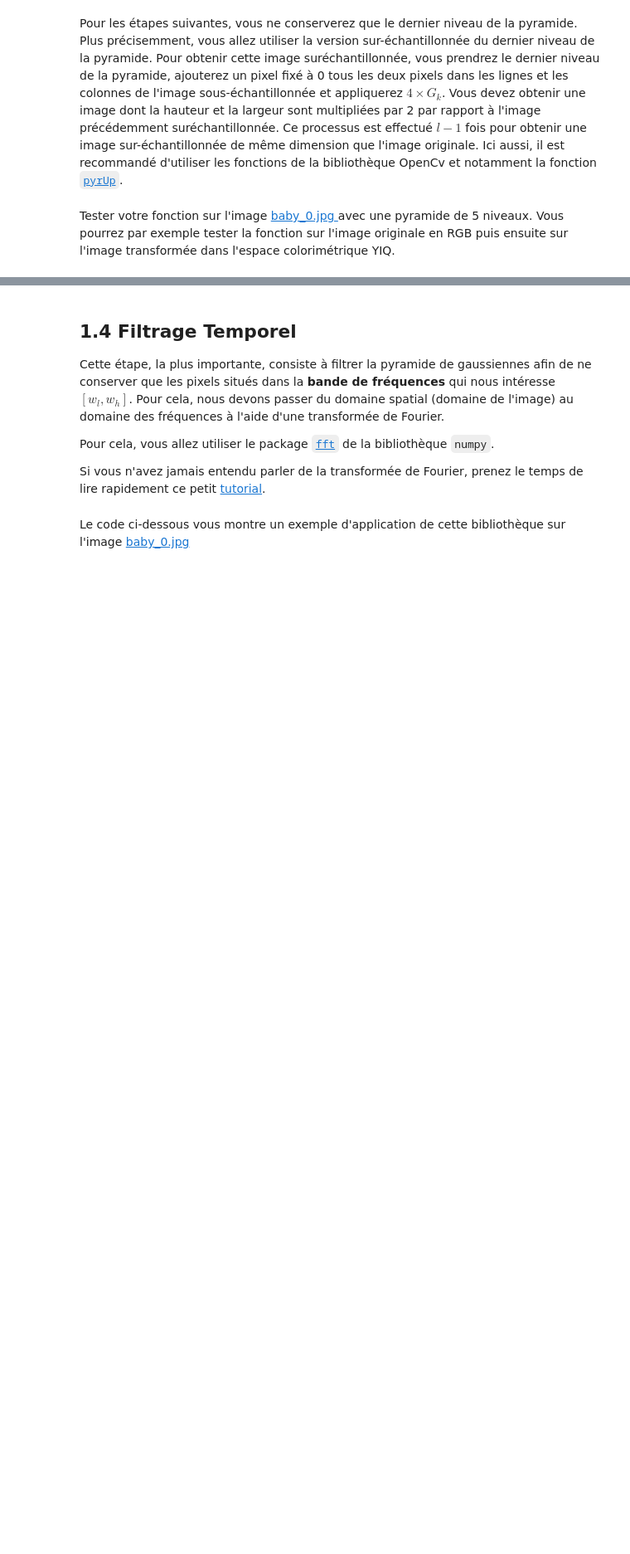
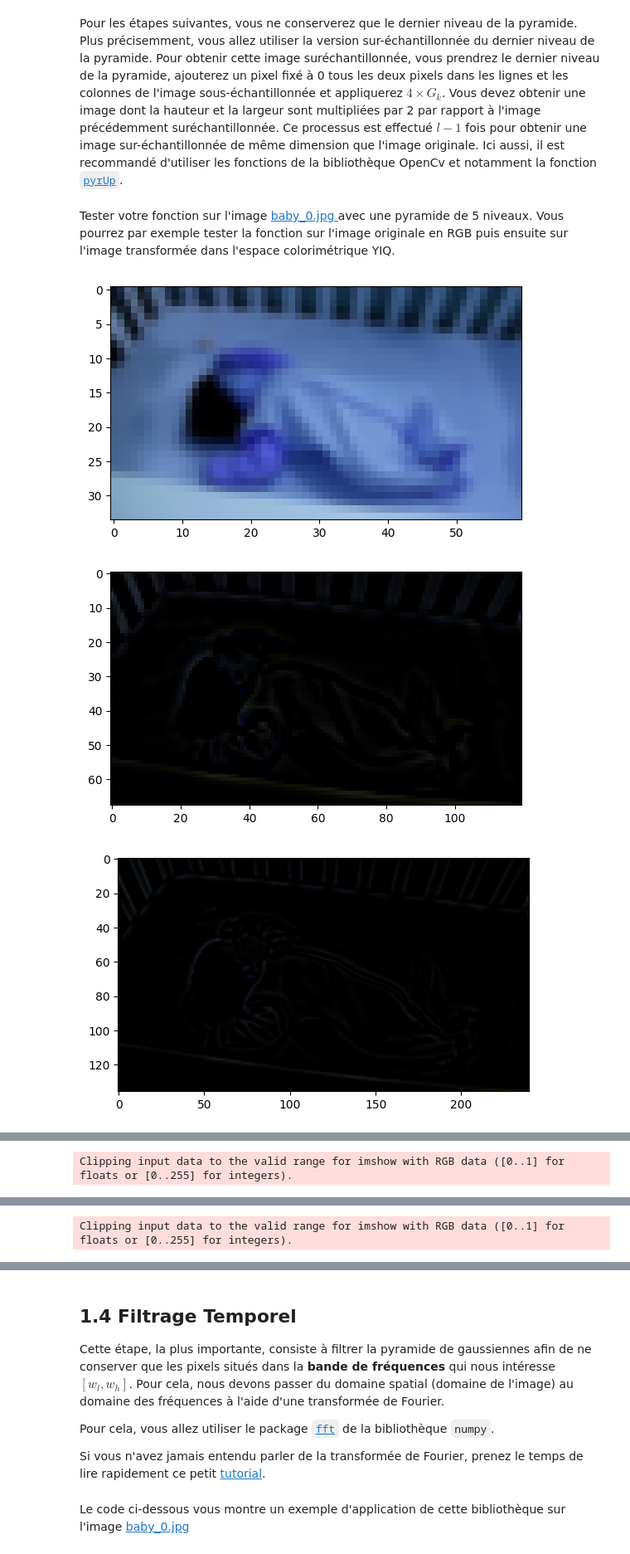
Before and after one commit to hamdilyes/Vision, a Jupyter notebook: TP/Lab_2022_2023_Final_Student.ipynb, the cells around one changed output, grey strips where cells are left out. Shown at 83% size. Cells and saved outputs as stored; diff of their text form; code cells hidden in the pictures; blank space fills up the shorter version.

```diff
--- a/TP/Lab_2022_2023_Final_Student.ipynb
+++ b/TP/Lab_2022_2023_Final_Student.ipynb
@@ -190,8 +223,37 @@ Pour les étapes suivantes, vous ne conserverez que le dernier niveau de la pyra
 # %%
 def generate_last_GaussianPyramid(image, level):
     # To complete
+    # generate the last level of the Gaussian pyramid
+    gp_img = build_gaussian_pyramid(image, level)
+    ups = [gp_img[-1]]
+    for i in range(level-1,0,-1):
+        # to complete
+        # build laplacian pyramid
+        # upsampling
+        ups.append(cv2.pyrUp(gp_img[i]))
+        # to complete
+        # subtract the upsampling from the gaussian pyramid
+        ups[-1] = cv2.subtract(gp_img[i-1],ups[-1])
+    return ups
 # %% [markdown]
 Tester votre fonction sur l'image [baby_0.jpg ](./data/Images/baby_0.jpg) avec une pyramide de 5 niveaux. Vous pourrez par exemple tester la fonction sur l'image originale en RGB puis ensuite sur l'image transformée dans l'espace colorimétrique YIQ.
 # %%
 img = cv2.imread("./data/Images/baby_0.jpg",1)
 # To complete
+
+# rgb test
+lp_rgb = generate_last_GaussianPyramid(img, 5)
+for i in lp_rgb:
+    plt.imshow(i)
+    plt.show()
+
+# yiq test
+yiq = rgb2yiq(img)
+lp_yiq = generate_last_GaussianPyramid(yiq, 5)
+for i in lp_yiq:
+    plt.imshow(i)
+    plt.show()
+# %% [output]
+[figure, added]
+[figure, added]
+[figure, added]
@@ -197,0 +262 @@ img = cv2.imread("./data/Images/baby_0.jpg",1)
+Clipping input data to the valid range for imshow with RGB data ([0..1] for floats or [0..255] for integers).
@@ -197,0 +264 @@ img = cv2.imread("./data/Images/baby_0.jpg",1)
+Clipping input data to the valid range for imshow with RGB data ([0..1] for floats or [0..255] for integers).
```
Also changed, not shown: parts of 3 cells of this notebook.
